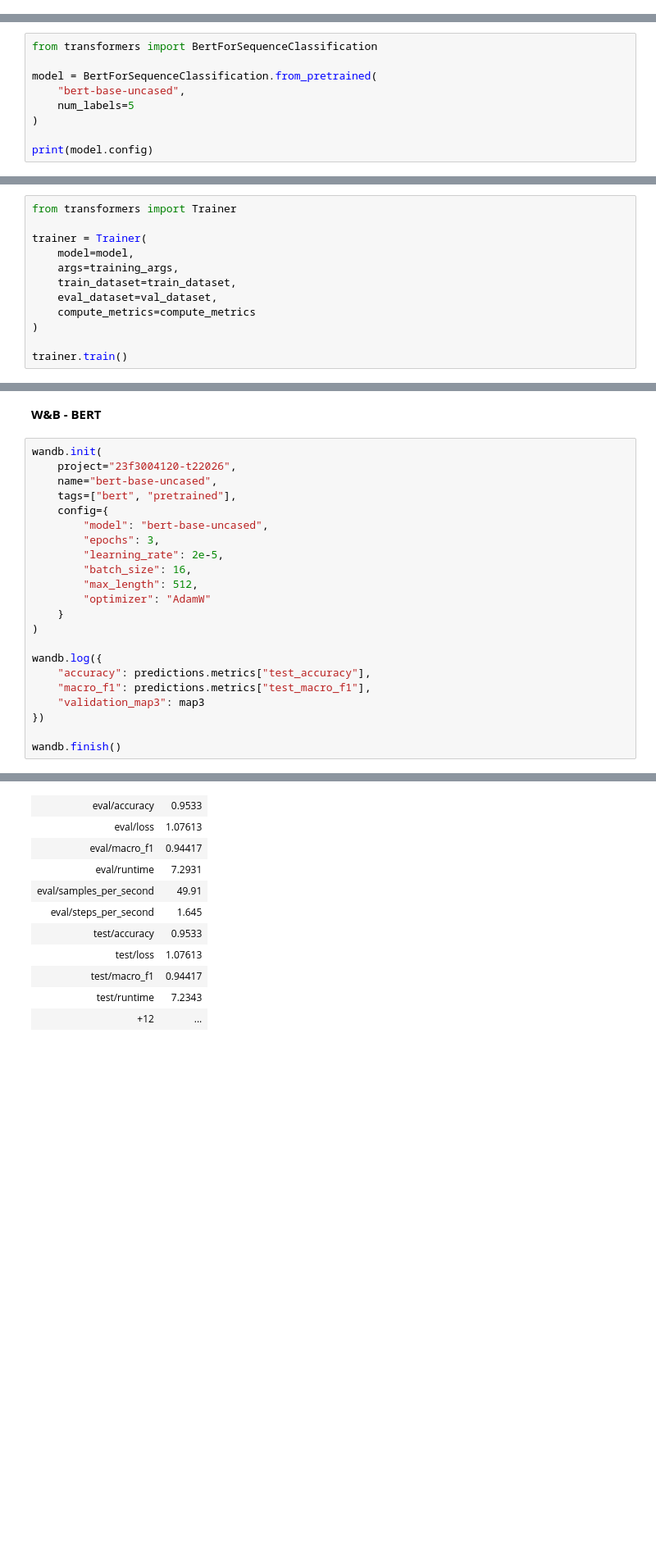
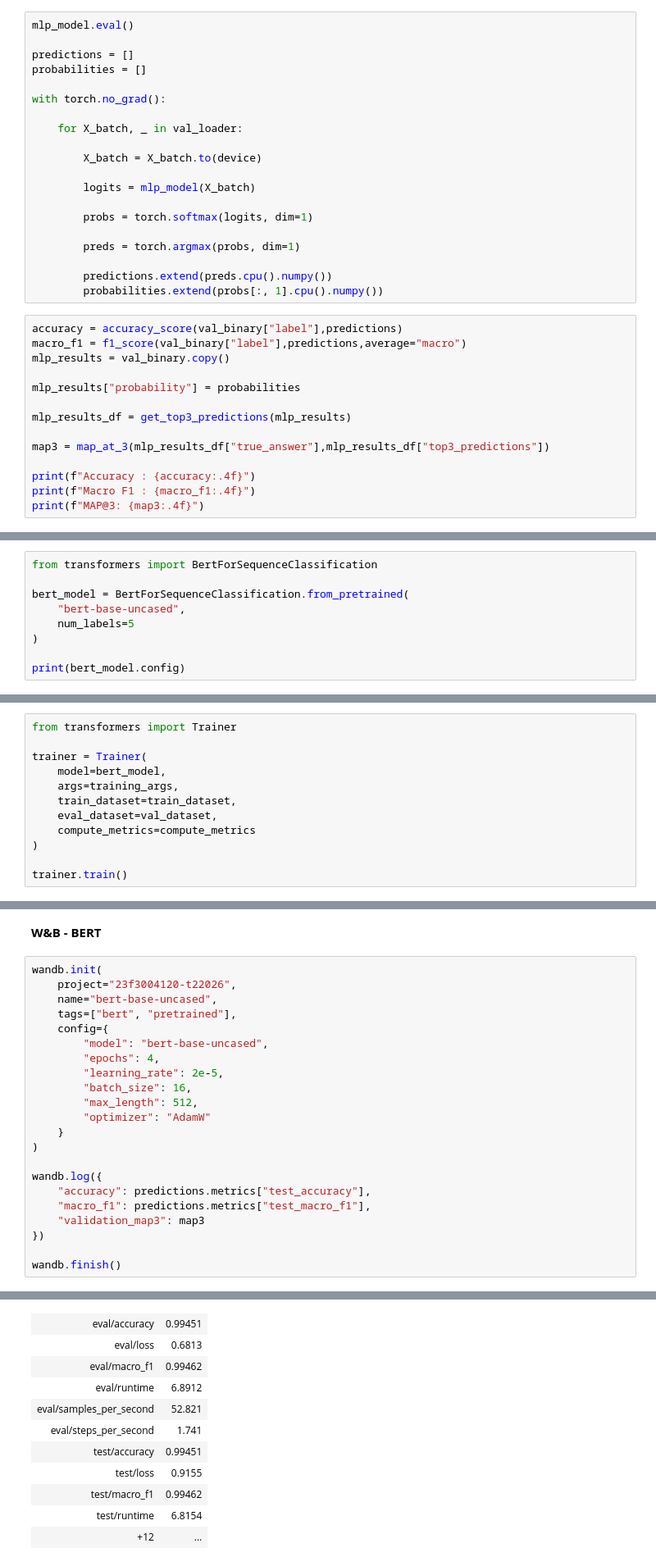
Before and after one commit to 23f3004120/mcq-solver-dl-genai, a Jupyter notebook: notebooks/final_notebook.ipynb, the cells around one changed output, grey strips where cells are left out. Shown at 82% size. Saved outputs shown, nothing was run; the diff lists cells and outputs as text; blank space fills up the shorter version.

```diff
--- a/notebooks/final_notebook.ipynb
+++ b/notebooks/final_notebook.ipynb
@@ -384,0 +562,34 @@ Find logs at: ./wandb/run-20260729_163351-2yk0x7ej/logs
+# %%
+mlp_model.eval()
+
+predictions = []
+probabilities = []
+
+with torch.no_grad():
+
+    for X_batch, _ in val_loader:
+
+        X_batch = X_batch.to(device)
+
+        logits = mlp_model(X_batch)
+
+        probs = torch.softmax(logits, dim=1)
+
+        preds = torch.argmax(probs, dim=1)
+
+        predictions.extend(preds.cpu().numpy())
+        probabilities.extend(probs[:, 1].cpu().numpy())
+# %%
+accuracy = accuracy_score(val_binary["label"],predictions)
+macro_f1 = f1_score(val_binary["label"],predictions,average="macro")
+mlp_results = val_binary.copy()
+
+mlp_results["probability"] = probabilities
+
+mlp_results_df = get_top3_predictions(mlp_results)
+
+map3 = map_at_3(mlp_results_df["true_answer"],mlp_results_df["top3_predictions"])
+
+print(f"Accuracy : {accuracy:.4f}")
+print(f"Macro F1 : {macro_f1:.4f}")
+print(f"MAP@3: {map3:.4f}")
@@ -494,12 +739,12 @@ print(train_dataset[0])
 # %%
 from transformers import BertForSequenceClassification
 
-model = BertForSequenceClassification.from_pretrained(
+bert_model = BertForSequenceClassification.from_pretrained(
     "bert-base-uncased",
     num_labels=5
 )
 
-print(model.config)
+print(bert_model.config)
 # %% [output]
 BertConfig {
   "add_cross_attention": false,
@@ -568,7 +955,7 @@ training_args = TrainingArguments(
 from transformers import Trainer
 
 trainer = Trainer(
-    model=model,
+    model=bert_model,
     args=training_args,
     train_dataset=train_dataset,
     eval_dataset=val_dataset,
@@ -640,7 +1027,7 @@ wandb.init(
     tags=["bert", "pretrained"],
     config={
         "model": "bert-base-uncased",
-        "epochs": 3,
+        "epochs": 4,
         "learning_rate": 2e-5,
         "batch_size": 16,
         "max_length": 512,
@@ -668,17 +1055,17 @@ Run history:
 | test/accuracy | ▁ |
 | test/loss | ▁ |
 | test/macro_f1 | ▁ |
 | test/runtime | ▁ |
 | +7 | ... |
 Run summary:
-| eval/accuracy | 0.9533 |
-| eval/loss | 1.07613 |
-| eval/macro_f1 | 0.94417 |
-| eval/runtime | 7.2931 |
-| eval/samples_per_second | 49.91 |
-| eval/steps_per_second | 1.645 |
-| test/accuracy | 0.9533 |
-| test/loss | 1.07613 |
-| test/macro_f1 | 0.94417 |
-| test/runtime | 7.2343 |
+| eval/accuracy | 0.99451 |
+| eval/loss | 0.6813 |
+| eval/macro_f1 | 0.99462 |
+| eval/runtime | 6.8912 |
+| eval/samples_per_second | 52.821 |
+| eval/steps_per_second | 1.741 |
+| test/accuracy | 0.99451 |
+| test/loss | 0.9155 |
+| test/macro_f1 | 0.99462 |
+| test/runtime | 6.8154 |
 | +12 | ... |
```
Also changed, not shown: parts of 28 cells of this notebook, 2 other files.
